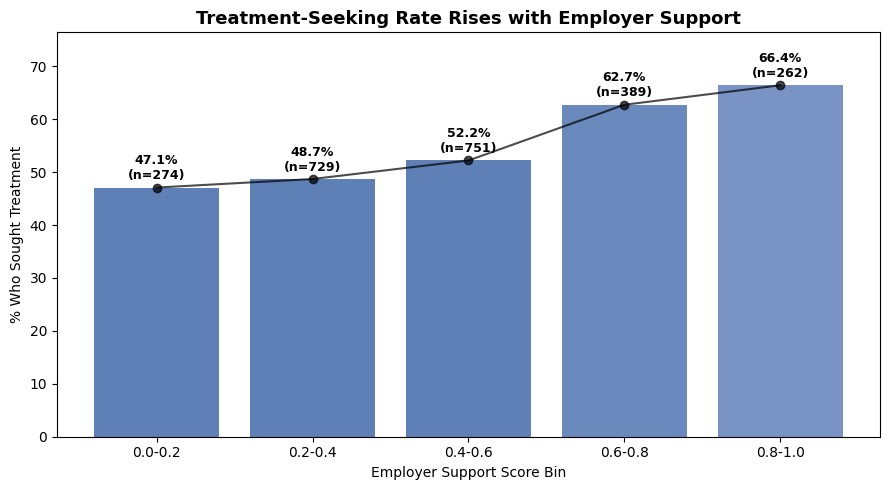
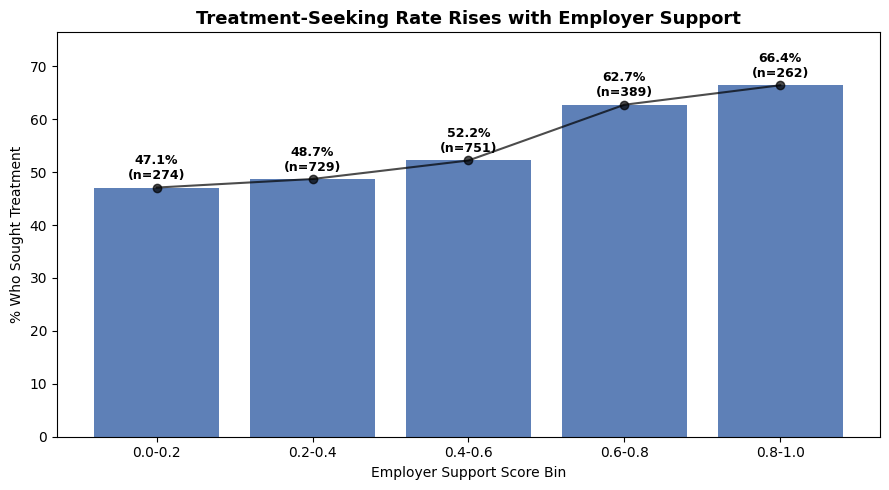
The notebook cell's code change between the first figure and the second:
--- before
+++ after
@@ -7,5 +7,5 @@
 df_plot['support_bin'] = pd.cut(df_plot['employer_support_score'], bins=bin_edges, include_lowest=True)
 bin_summary = (
-    df_plot.groupby('support_bin', observed=False)
+    df_plot.groupby('support_bin')
     .agg(treatment_rate=('treatment_num', 'mean'), respondents=('treatment_num', 'size'))
     .reset_index()
@@ -14,8 +14,7 @@
 bin_labels = ['0.0-0.2', '0.2-0.4', '0.4-0.6', '0.6-0.8', '0.8-1.0']
 bar_heights = bin_summary['treatment_rate'] * 100
-bar_colors = [BLUE, BLUE, BLUE, '#5A7CB6', '#6B89BE']
-bars = ax.bar(bin_labels, bar_heights, color=bar_colors, alpha=0.9)
+
+bars = ax.bar(bin_labels, bar_heights, color=BLUE, alpha=0.9)
 ax.plot(bin_labels, bar_heights, color='black', marker='o', linewidth=1.5, alpha=0.7)
-
 for bar, rate, n in zip(bars, bin_summary['treatment_rate'], bin_summary['respondents']):
     ax.text(bar.get_x() + bar.get_width() / 2, bar.get_height() + 1, f'{rate * 100:.1f}%\n(n={n})', ha='center', va='bottom', fontsize=9, fontweight='bold')
@@ -26,4 +25,4 @@
 ax.set_ylim(0, max(bar_heights) + 10)
 plt.tight_layout()
-plt.savefig('output_figures/vis3_employer_support_scatter.png', dpi=150, bbox_inches='tight')
+plt.savefig('output_figures/vis3_employer_support_bins.png', dpi=150, bbox_inches='tight')
 plt.show()

Commit: Fixed plot issue